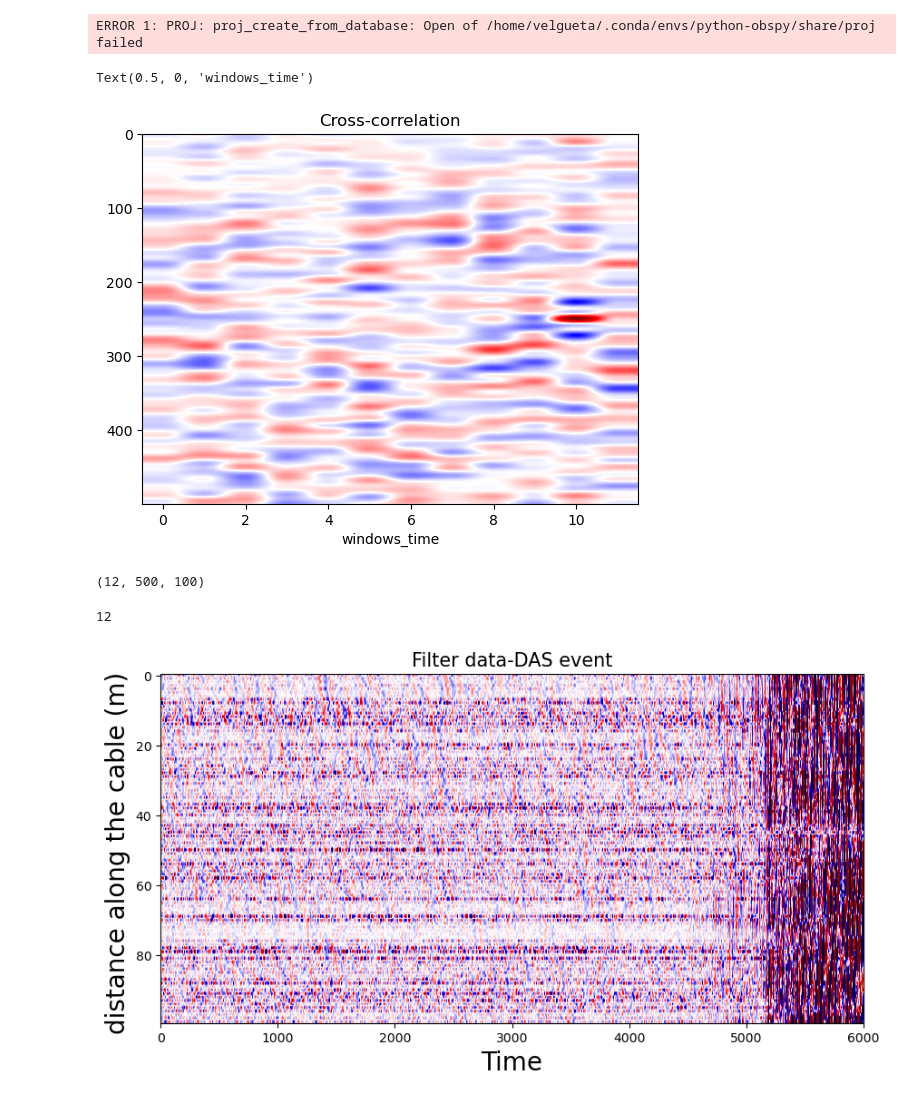
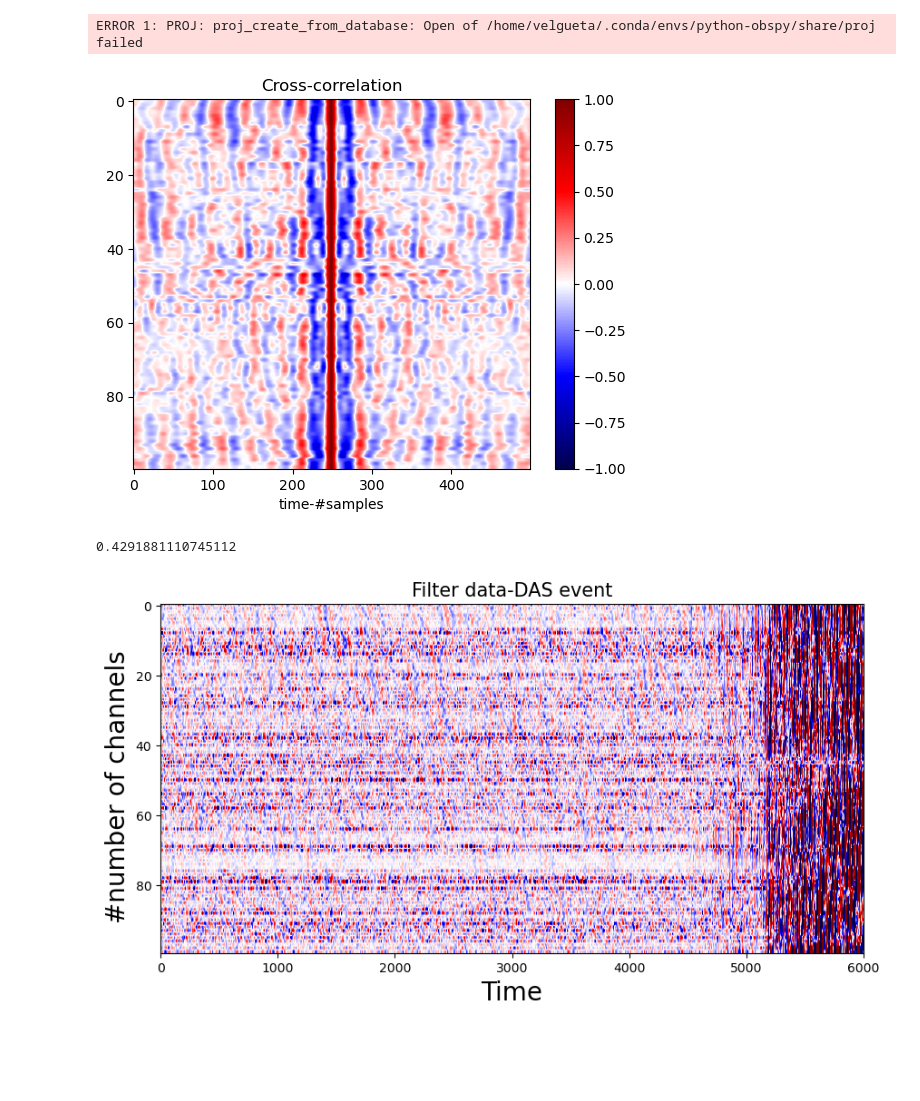
Before and after one commit to bradlipovsky/das-stuff, a Jupyter notebook: testing-my-template-with-1-day-data.ipynb, the cells around one changed output. Saved outputs shown, nothing was run; the diff lists cells and outputs as text; code cells hidden in the pictures; blank space fills up the shorter version.

```diff
--- a/testing-my-template-with-1-day-data.ipynb
+++ b/testing-my-template-with-1-day-data.ipynb
@@ -115,32 +115,31 @@ corrs = (window_and_correlate(template,data_filt))
 # %%
 
 # list
-correlation_to_plot = corrs[0]
 
-plt.imshow(corrs[:, :, 10].T, cmap='seismic', aspect='auto', vmin=-1.0, vmax=1.0)
+
+plt.imshow(corrs[10, :, :].T, cmap='seismic', aspect='auto', vmin=-1.0, vmax=1.0)
+
 # Cross-correlation-plot
-
+plt.colorbar()
 plt.title('Cross-correlation')
-plt.xlabel("windows_time")
+plt.xlabel("time-#samples")
+plt.show()
 # %% [output]
-Text(0.5, 0, 'windows_time')
-[figure, old version]
+[figure, new version]
 # %%
-corrs.shape
+corrs?
-# %% [output]
-(12, 500, 100)
 # %%
-len(corrs)
+np.max(corrs[8])
 # %% [output]
-12
+0.4291881110745112
 # %%
 fig,ax=plt.subplots(figsize=(10,5))
 plt.imshow(data_filt.T,cmap='seismic',aspect='auto',vmin=-0.5,vmax=0.5)#,extent=[x_lims[0],x_lims[-1],x_max,0])
 plt.title('Filter data-DAS event', fontsize=15)
 plt.xlabel("Time", fontsize=20)
-plt.ylabel("distance along the cable (m) ", fontsize=20)
+plt.ylabel("#number of channels  ", fontsize=20)
 
 
 plt.show()
 # %% [output]
-[figure, old version]
+[figure, new version]
```
